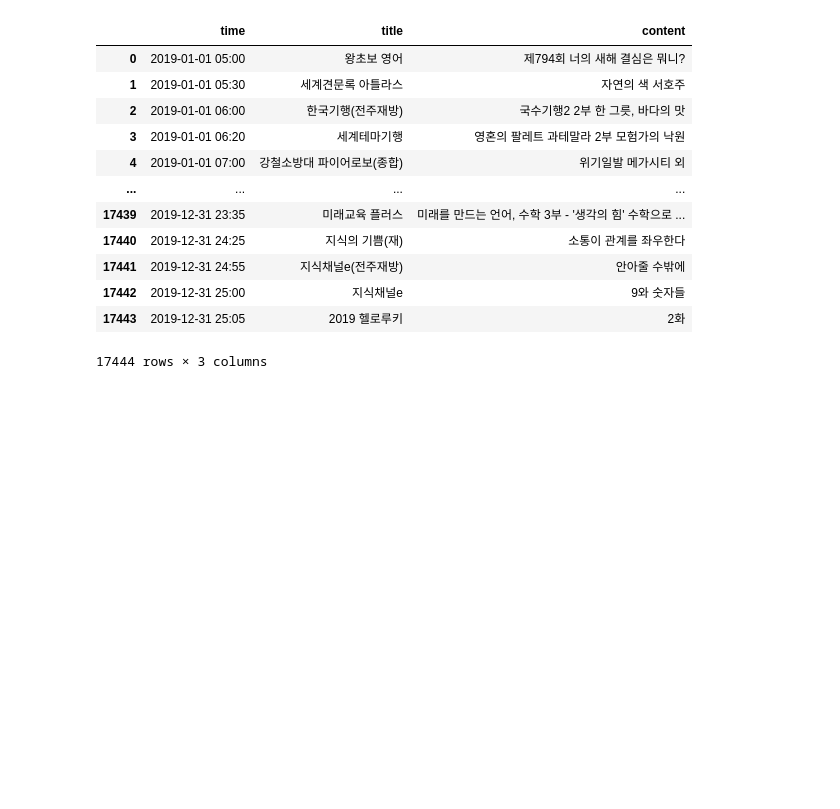
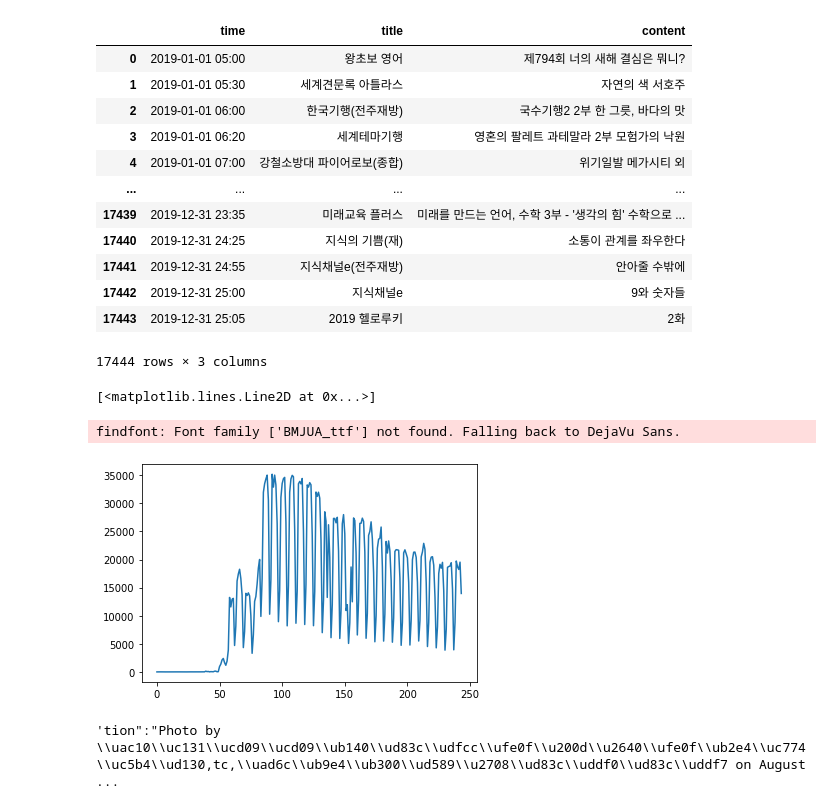
Before and after one commit to devsosin/big_contest, a Jupyter notebook: temp.ipynb, the cells around one changed output. Cells and saved outputs as stored; diff of their text form; code cells hidden in the pictures; blank space fills up the shorter version.

```diff
--- a/temp.ipynb
+++ b/temp.ipynb
@@ -71,0 +89,12 @@ pd.read_json('Colect_Data/ebs.json')
+# %%
+a = pd.read_json('datas/out_data/covid_news.json')
+
+a[0] = list(map(lambda i : datetime.fromtimestamp(i/1000), a[0]))
+# %%
+import matplotlib.pyplot as plt
+
+plt.plot(a[1])
+# %% [output]
+[<matplotlib.lines.Line2D at 0x...>]
+findfont: Font family ['BMJUA_ttf'] not found. Falling back to DejaVu Sans.
+[figure, added]
@@ -71,0 +103,4 @@ pd.read_json('Colect_Data/ebs.json')
+# %%
+a['text'][0][-700:]
+# %% [output]
+'tion":"Photo by \\uac10\\uc131\\ucd09\\ucd09\\ub140\\ud83c\\udfcc\\ufe0f\\u200d\\u2640\\ufe0f\\ub2e4\\uc774\\uc5b4\\ud130,tc,\\uad6c\\ub9e4\\ub300\\ud589\\u2708\\ud83c\\uddf0\\ud83c\\uddf7 on August  ...
```
Also changed, not shown: parts of 16 cells of this notebook, 10 other files.
